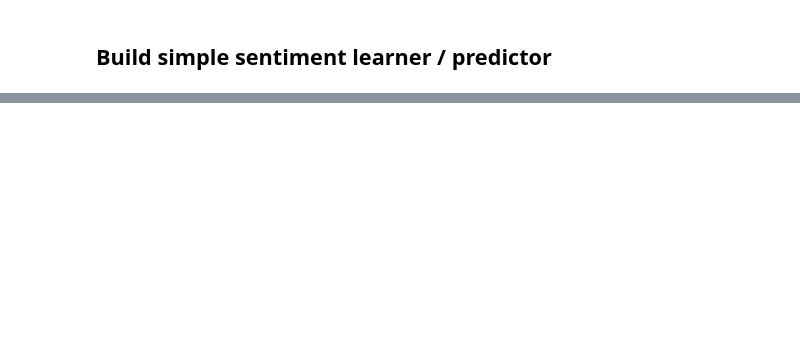
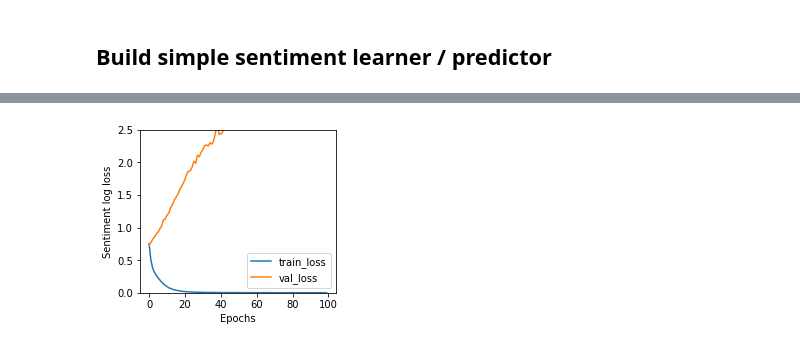
Before and after one commit to parrt/playdl, a Jupyter notebook: notebooks/imdb-sentiment-pytorch.ipynb, the cells around one changed output, grey strips where cells are left out. Drawn from its saved outputs; the diff is of its cells as text; code cells hidden in the pictures; blank space fills up the shorter version.

```diff
--- a/notebooks/imdb-sentiment-pytorch.ipynb
+++ b/notebooks/imdb-sentiment-pytorch.ipynb
@@ -188,0 +244,38 @@ ValueError: expected sequence of length 155 at dim 1 (got 62)
+# %%
+import torch
+import torch.nn as nn
+
+layer1 = 300
+layer2 = 32
+class SentimentRegularized(nn.Module):
+    def __init__(self, vocab_size, nfactors):
+        super(SentimentRegularized, self).__init__()
+        self.embedding = nn.Embedding(vocab_size, nfactors)
+        self.layers = nn.Sequential(
+            nn.Linear(ndocprefix*nfactors,layer1), # 300 neurons
+            nn.BatchNorm1d(layer1),
+#             nn.Dropout(p=0.1),
+            nn.ReLU(),
+            nn.Linear(in_features=layer1, out_features=layer2),
+            nn.BatchNorm1d(layer2),
+            nn.Dropout(p=0.3),
+            nn.ReLU(),
+            nn.Linear(32,1)
+        )
+
+    def forward(self, x):
+        output = self.embedding(x)
+        output = output.view((x.shape[0], -1))
+        output = self.layers(output)
+        return torch.sigmoid(output)
+# %%
+nfactors = 64
+model = SentimentRegularized(vocab_size, nfactors)
+model, history = train(model, torch.tensor(X), torch.tensor(y),
+                       epochs=100,
+                       learning_rate=0.01,
+                       weight_decay=0.0001,
+                       print_every=10)
+
+plot_history(history, yrange=(0,2.5))
+# %% [output]
@@ -188,0 +293 @@ ValueError: expected sequence of length 155 at dim 1 (got 62)
+[figure, added]
```
Also changed, not shown: parts of 19 cells of this notebook, 1 other file.
